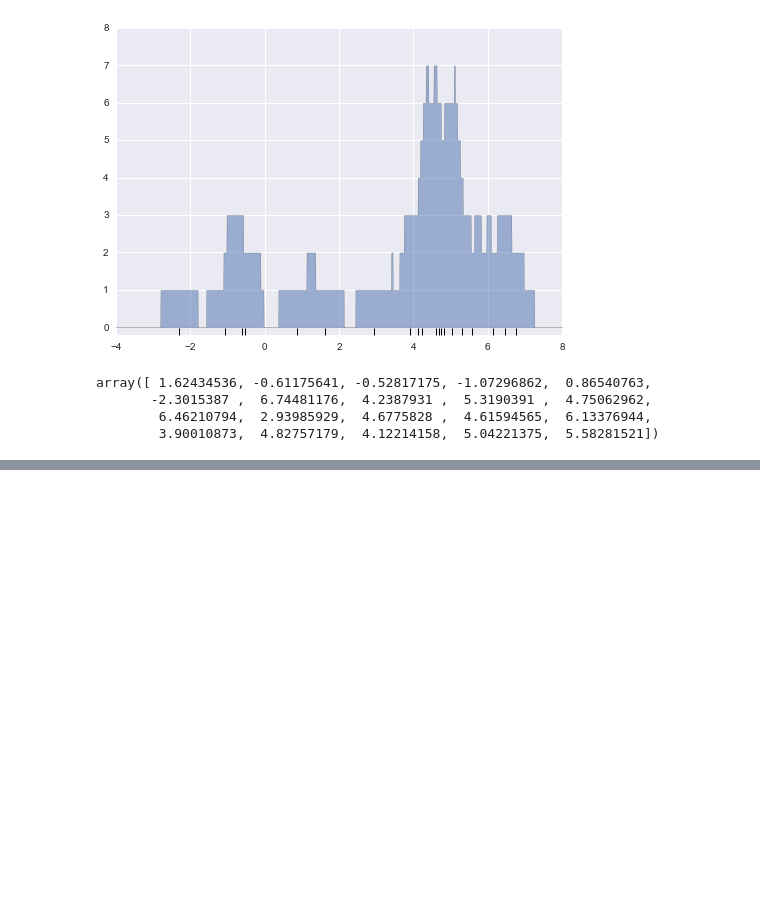
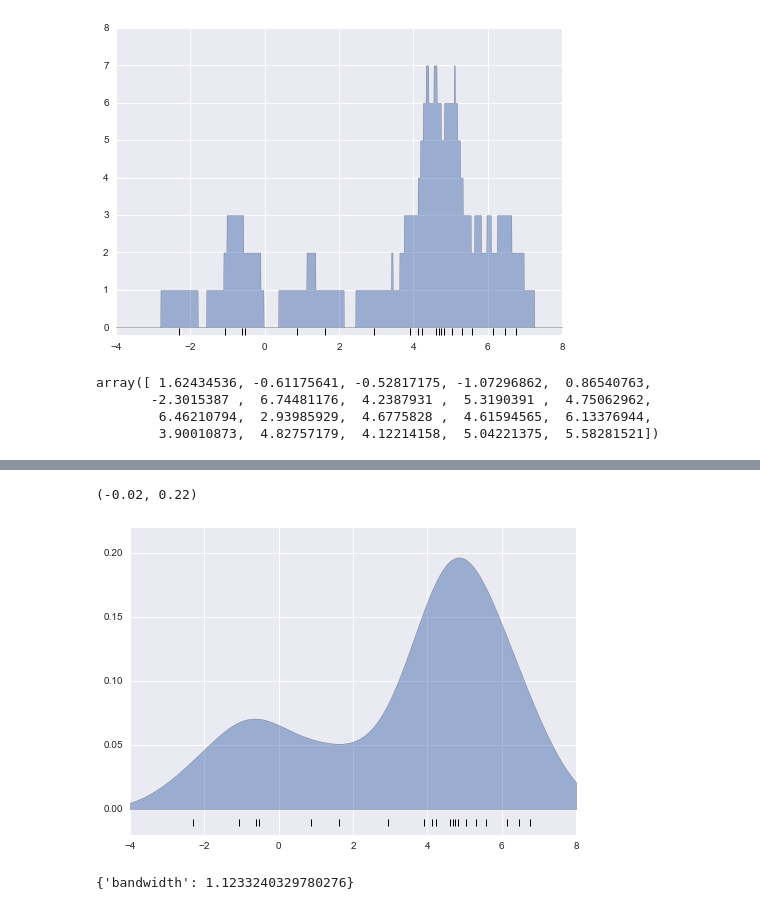
Before and after one commit to grehujt/SmallPythonProjects, a Jupyter notebook: jupyterNotebooks/tutorials/kde.ipynb, the cells around one changed output, grey strips where cells are left out. Saved outputs shown, nothing was run; the diff lists cells and outputs as text; code cells hidden in the pictures; blank space fills up the shorter version.

```diff
--- a/jupyterNotebooks/tutorials/kde.ipynb
+++ b/jupyterNotebooks/tutorials/kde.ipynb
@@ -76,0 +86,24 @@ array([ 1.62434536, -0.61175641, -0.52817175, -1.07296862,  0.86540763,
+# %%
+from sklearn.neighbors import KernelDensity
+# instantiate and fit the KDE model
+kde = KernelDensity(bandwidth=1.0, kernel='gaussian')
+kde.fit(x[:, None])
+# score_samples returns the log of the probability density
+logprob = kde.score_samples(x_d[:, None])
+plt.fill_between(x_d, np.exp(logprob), alpha=0.5)
+plt.plot(x, np.full_like(x, -0.01), '|k', markeredgewidth=1)
+plt.ylim(-0.02, 0.22)
+# %% [output]
+(-0.02, 0.22)
+[figure, added]
+# %%
+from sklearn.grid_search import GridSearchCV
+from sklearn.cross_validation import LeaveOneOut  ## deprecated
+bandwidths = 10 ** np.linspace(-1, 1, 100)
+grid = GridSearchCV(KernelDensity(kernel='gaussian'),
+                    {'bandwidth': bandwidths},
+                    cv=LeaveOneOut(len(x)))
+grid.fit(x[:, None]);
+grid.best_params_
+# %% [output]
+{'bandwidth': 1.1233240329780276}
```
Also changed, not shown: parts of 1 cell of this notebook.
